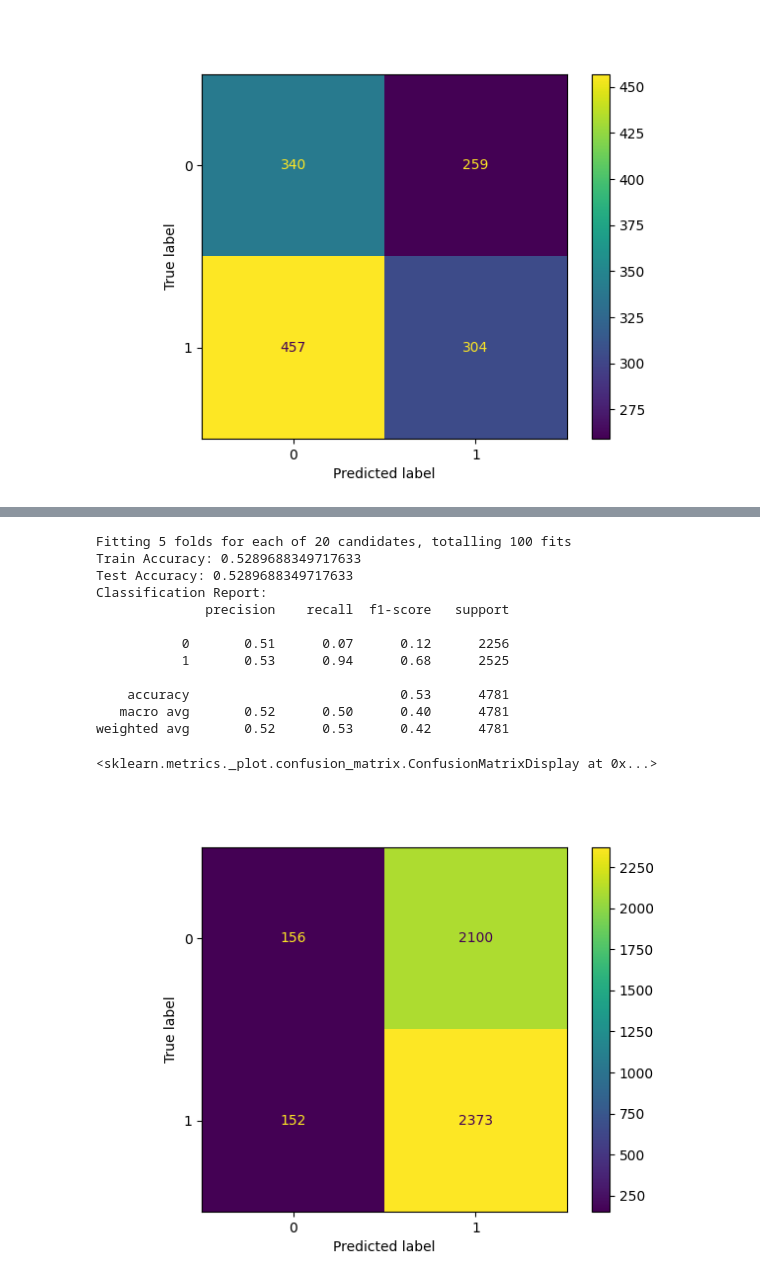
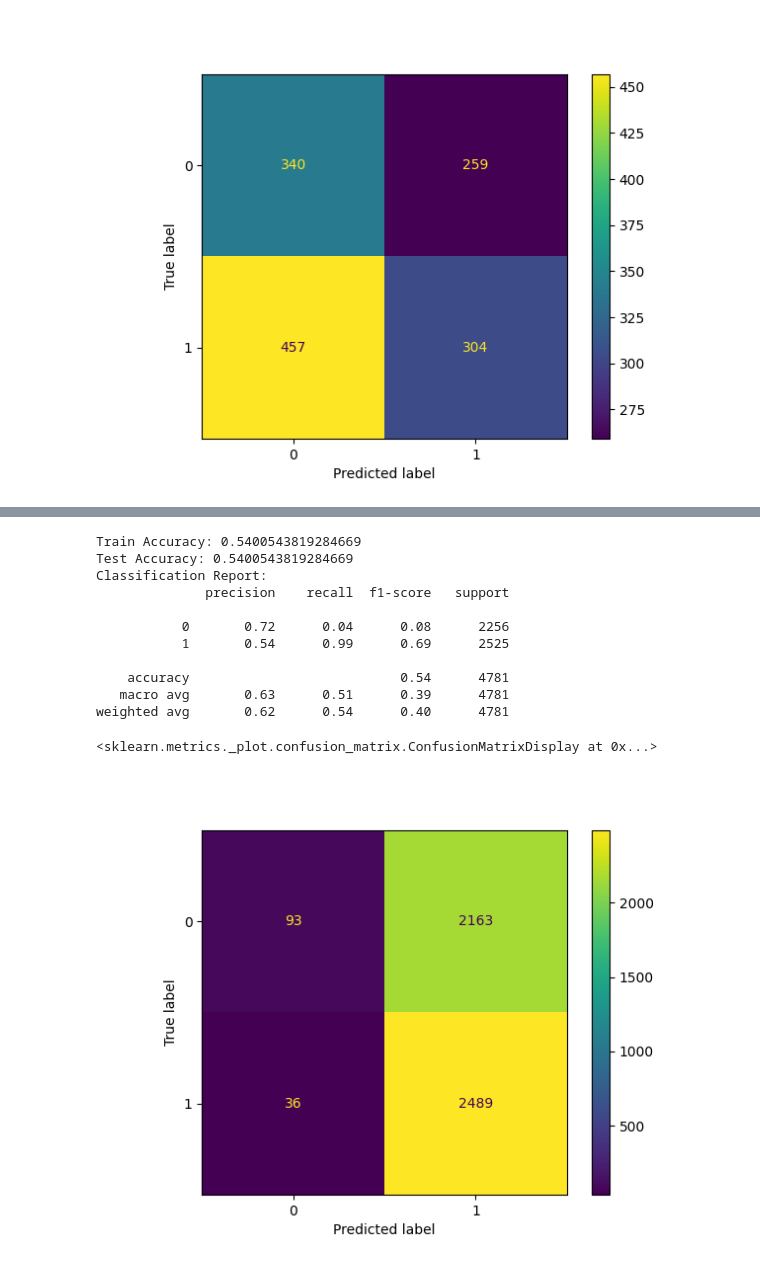
Before and after one commit to Kussil/Financial_Sentiment_LLM, a Jupyter notebook: 04_Stock_Modeling/Aggregated_Stock_Data/Gemini_Prompt2/Stock_Modeling_Prompt2_Gemini_SVM_exclPQ.ipynb, the cells around one changed output, grey strips where cells are left out. Saved outputs shown, nothing was run; the diff lists cells and outputs as text; code cells hidden in the pictures.

Commit message:
Update SVM stock modeling code

```diff
--- a/04_Stock_Modeling/Aggregated_Stock_Data/Gemini_Prompt2/Stock_Modeling_Prompt2_Gemini_SVM_exclPQ.ipynb
+++ b/04_Stock_Modeling/Aggregated_Stock_Data/Gemini_Prompt2/Stock_Modeling_Prompt2_Gemini_SVM_exclPQ.ipynb
@@ -593,62 +595,45 @@ X_test_full = test_df_full.drop(columns=['Date', 'Ticker', 'Returns'])
 y_train_full = train_df_full['Returns'].apply(lambda x: 1 if x > 0.0 else 0)
 y_test_full = test_df_full['Returns'].apply(lambda x: 1 if x > 0.0 else 0)
 # %%
-# Train and Test SVM Model on Full Data Set
+#  Train and Test SVM Model on Full Data Set
 
-# Define the parameter grid
-param_grid_full = {
-    'C': [0.1, 1, 10, 100],
-    'gamma': ['scale', 'auto', 0.01, 0.1, 1],
-    'kernel': ['sigmoid']
-}
-
-# Create a Support Vector Machine classifier
-#svm_full = SVC(random_state=42)
-
-# Initialize GridSearchCV
-#grid_search_full = GridSearchCV(estimator=svm_full, param_grid=param_grid_full, cv=5, n_jobs=-1, verbose=2)
+# Define the SVM classifier with the desired parameters
+svm_full = SVC(C=0.1, gamma='scale', kernel='poly', random_state=42)
 
 # Train the classifier on the training set
-grid_search.fit(X_train_full, y_train_full)
-
-# Output the best parameters
-#print("Best parameters found: ", grid_search.best_params_)
-
-# Use the best estimator for predictions
-best_model_full = grid_search.best_estimator_
+svm_full.fit(X_train_full, y_train_full)
 
 # Predict on the training and test data
-y_train_pred_full = best_model_full.predict(X_train_full)
-y_test_pred_full = best_model_full.predict(X_test_full)
+y_train_pred_full = svm_full.predict(X_train_full)
+y_test_pred_full = svm_full.predict(X_test_full)
 
 # Calculate accuracy for the training and test data
 train_accuracy_full = accuracy_score(y_train_full, y_train_pred_full)
 test_accuracy_full = accuracy_score(y_test_full, y_test_pred_full)
 
 print('Train Accuracy:', train_accuracy_full)
 print('Test Accuracy:', test_accuracy_full)
 
 # Print classification report
 print("Classification Report:")
 print(classification_report(y_test_full, y_test_pred_full))
 
 # Plot confusion matrix
-ConfusionMatrixDisplay.from_estimator(best_model_full, X_test_full, y_test_full)
+ConfusionMatrixDisplay.from_estimator(svm_full, X_test_full, y_test_full)
 # %% [output]
-Fitting 5 folds for each of 20 candidates, totalling 100 fits
-Train Accuracy: 0.5289688349717633
-Test Accuracy: 0.5289688349717633
+Train Accuracy: 0.5400543819284669
+Test Accuracy: 0.5400543819284669
 Classification Report:
               precision    recall  f1-score   support
 
-           0       0.51      0.07      0.12      2256
-           1       0.53      0.94      0.68      2525
+           0       0.72      0.04      0.08      2256
+           1       0.54      0.99      0.69      2525
 
-    accuracy                           0.53      4781
-   macro avg       0.52      0.50      0.40      4781
-weighted avg       0.52      0.53      0.42      4781
+    accuracy                           0.54      4781
+   macro avg       0.63      0.51      0.39      4781
+weighted avg       0.62      0.54      0.40      4781
 <sklearn.metrics._plot.confusion_matrix.ConfusionMatrixDisplay at 0x...>
-[figure, old version]
+[figure, new version]
 # %%
 # Ensure the correct indices are used for predictions
 train_indices = train_df_full.index
```
Also changed, not shown: parts of 6 cells of this notebook.
